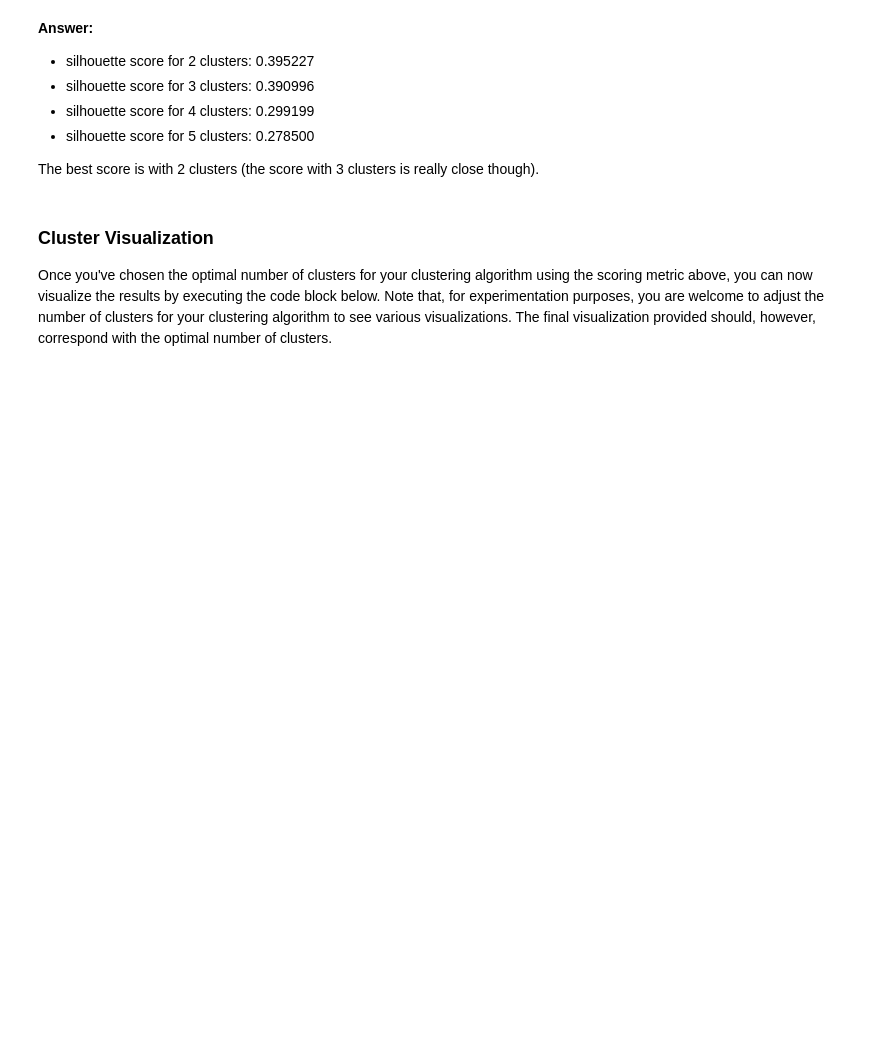
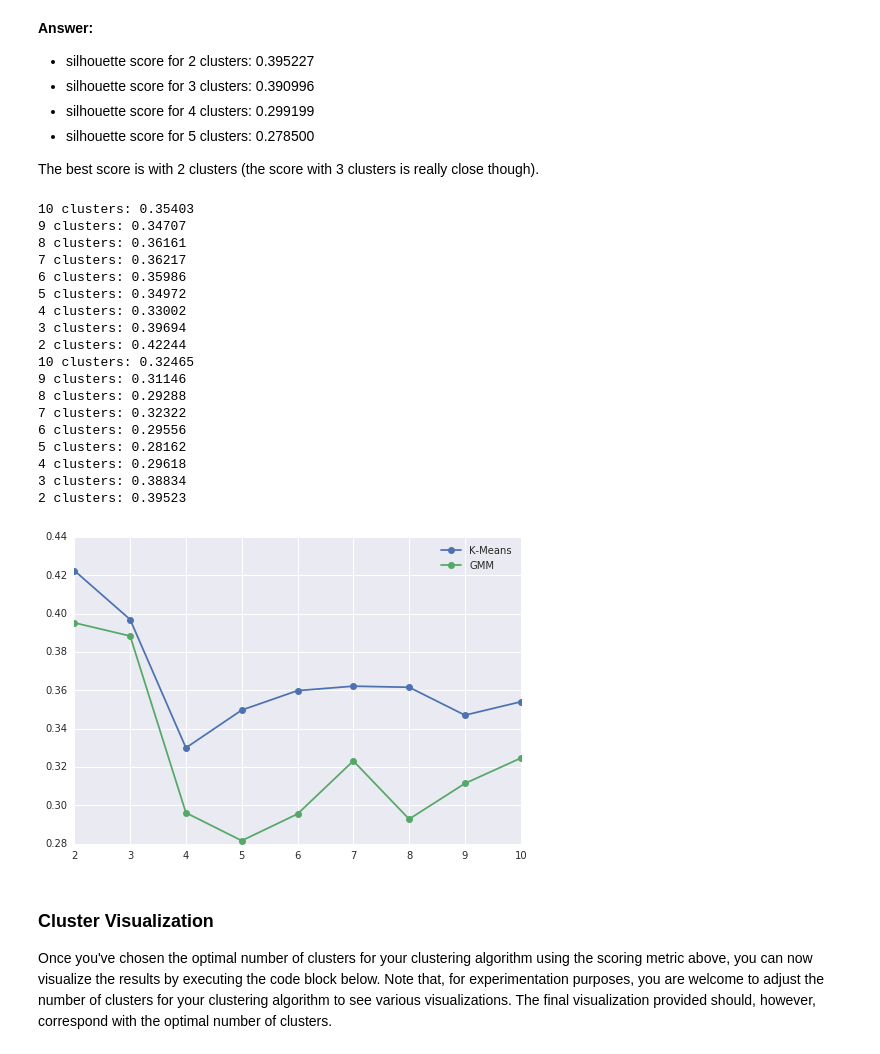
Before and after one commit to jcpince/machine-learning, a Jupyter notebook: projects/customer_segments/customer_segments.ipynb, the cells around one changed output. Saved outputs shown, nothing was run; the diff lists cells and outputs as text; code cells hidden in the pictures; blank space fills up the shorter version.

```diff
--- a/projects/customer_segments/customer_segments.ipynb
+++ b/projects/customer_segments/customer_segments.ipynb
@@ -544,6 +548,65 @@ silhouette score for 2 clusters: 0.395227
 - silhouette score for 5 clusters: 0.278500
 
 The best score is with 2 clusters (the score with 3 clusters is really close though).
+# %%
+from sklearn.metrics import silhouette_score
+from sklearn.cluster import KMeans
+
+# keep the scores for each cluster size
+sil_scores_kmeans = []
+sil_scores_GMM = []
+sizes = range(10,1,-1)
+
+# choose range to loop over
+for i in sizes:
+    clusterer = KMeans(i, random_state=random_state).fit(reduced_data)
+    preds = clusterer.predict(reduced_data)
+    centers = clusterer.cluster_centers_
+    sample_preds = clusterer.predict(pca_samples)
+    score = silhouette_score(reduced_data, preds)
+
+    # print the score and append to the list of scores
+    print i, 'clusters:', score.round(5)
+    sil_scores_kmeans.append(score)
+
+# choose range to loop over
+for i in sizes:
+    clusterer = GMM(n_components=i).fit(reduced_data)
+    preds = clusterer.predict(reduced_data)
+    centers = clusterer.means_
+    sample_preds = clusterer.predict(pca_samples)
+    score = silhouette_score(reduced_data, preds)
+
+    # print the score and append to the list of scores
+    print i, 'clusters:', score.round(5)
+    sil_scores_GMM.append(score)
+
+# plot the scores
+import matplotlib.pyplot as plt
+plt.plot(sizes, sil_scores_kmeans, '-o', label="K-Means")
+plt.plot(sizes, sil_scores_GMM, '-o', label="GMM")
+plt.grid(True)
+plt.legend(loc='best');
+# %% [output]
+10 clusters: 0.35403
+9 clusters: 0.34707
+8 clusters: 0.36161
+7 clusters: 0.36217
+6 clusters: 0.35986
+5 clusters: 0.34972
+4 clusters: 0.33002
+3 clusters: 0.39694
+2 clusters: 0.42244
+10 clusters: 0.32465
+9 clusters: 0.31146
+8 clusters: 0.29288
+7 clusters: 0.32322
+6 clusters: 0.29556
+5 clusters: 0.28162
+4 clusters: 0.29618
+3 clusters: 0.38834
+2 clusters: 0.39523
+[figure, added]
 # %% [markdown]
 ### Cluster Visualization
 Once you've chosen the optimal number of clusters for your clustering algorithm using the scoring metric above, you can now visualize the results by executing the code block below. Note that, for experimentation purposes, you are welcome to adjust the number of clusters for your clustering algorithm to see various visualizations. The final visualization provided should, however, correspond with the optimal number of clusters.
```
Also changed, not shown: parts of 7 cells of this notebook, 1 other file.
